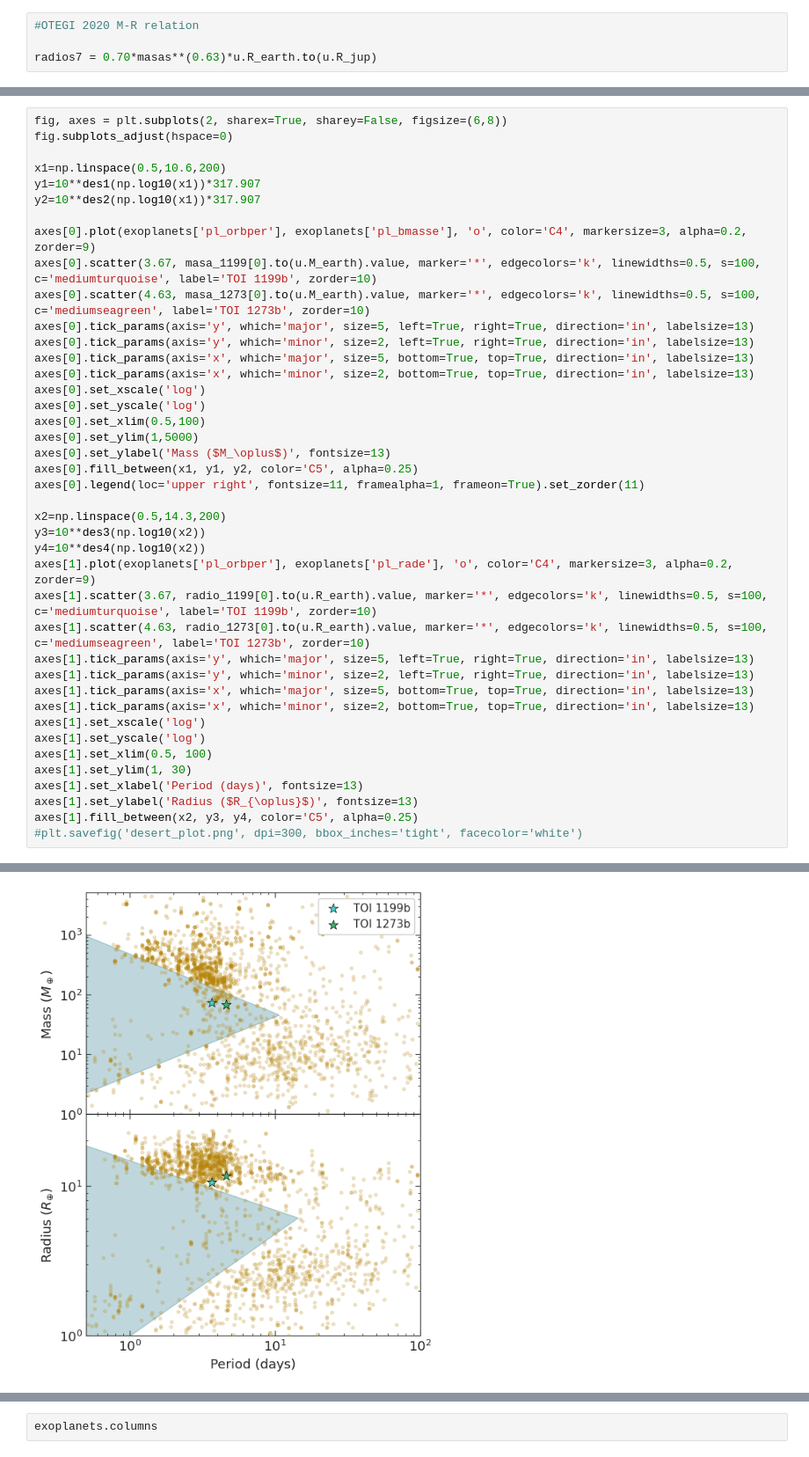
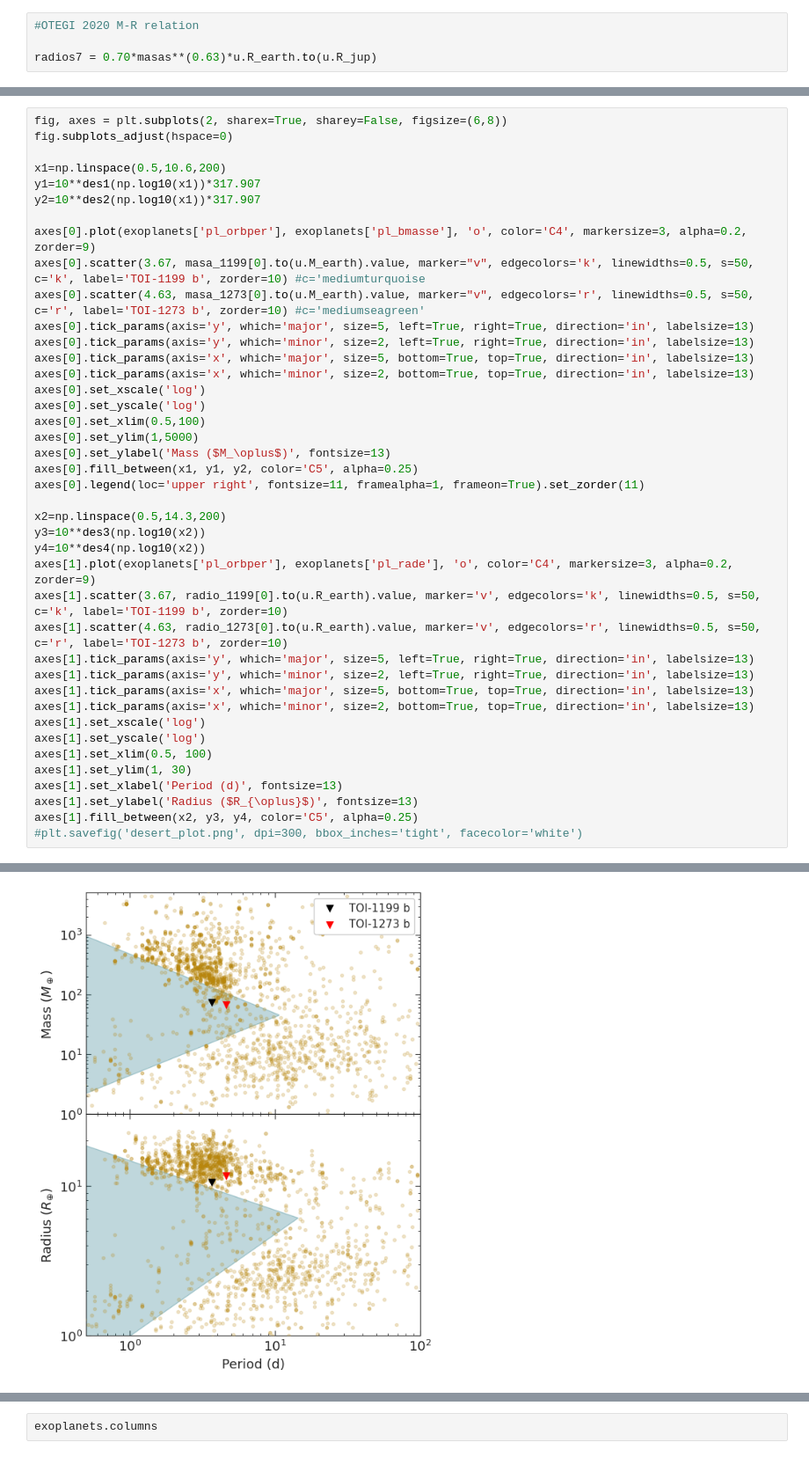
Before and after one commit to juanserrano90/toi1199-1273, a Jupyter notebook: figuras_caracterizacion.ipynb, the cells around one changed output, grey strips where cells are left out. Shown at 88% size. Saved outputs shown, nothing was run; the diff lists cells and outputs as text.

```diff
--- a/figuras_caracterizacion.ipynb
+++ b/figuras_caracterizacion.ipynb
@@ -143,8 +143,8 @@ y1=10**des1(np.log10(x1))*317.907
 y2=10**des2(np.log10(x1))*317.907
 
 axes[0].plot(exoplanets['pl_orbper'], exoplanets['pl_bmasse'], 'o', color='C4', markersize=3, alpha=0.2, zorder=9)
-axes[0].scatter(3.67, masa_1199[0].to(u.M_earth).value, marker='*', edgecolors='k', linewidths=0.5, s=100, c='mediumturquoise', label='TOI 1199b', zorder=10)
-axes[0].scatter(4.63, masa_1273[0].to(u.M_earth).value, marker='*', edgecolors='k', linewidths=0.5, s=100, c='mediumseagreen', label='TOI 1273b', zorder=10)
+axes[0].scatter(3.67, masa_1199[0].to(u.M_earth).value, marker="v", edgecolors='k', linewidths=0.5, s=50, c='k', label='TOI-1199 b', zorder=10) #c='mediumturquoise
+axes[0].scatter(4.63, masa_1273[0].to(u.M_earth).value, marker="v", edgecolors='r', linewidths=0.5, s=50, c='r', label='TOI-1273 b', zorder=10) #c='mediumseagreen'
 axes[0].tick_params(axis='y', which='major', size=5, left=True, right=True, direction='in', labelsize=13)
 axes[0].tick_params(axis='y', which='minor', size=2, left=True, right=True, direction='in', labelsize=13)
 axes[0].tick_params(axis='x', which='major', size=5, bottom=True, top=True, direction='in', labelsize=13)
@@ -161,8 +161,8 @@ x2=np.linspace(0.5,14.3,200)
 y3=10**des3(np.log10(x2))
 y4=10**des4(np.log10(x2))
 axes[1].plot(exoplanets['pl_orbper'], exoplanets['pl_rade'], 'o', color='C4', markersize=3, alpha=0.2, zorder=9)
-axes[1].scatter(3.67, radio_1199[0].to(u.R_earth).value, marker='*', edgecolors='k', linewidths=0.5, s=100, c='mediumturquoise', label='TOI 1199b', zorder=10)
-axes[1].scatter(4.63, radio_1273[0].to(u.R_earth).value, marker='*', edgecolors='k', linewidths=0.5, s=100, c='mediumseagreen', label='TOI 1273b', zorder=10)
+axes[1].scatter(3.67, radio_1199[0].to(u.R_earth).value, marker='v', edgecolors='k', linewidths=0.5, s=50, c='k', label='TOI-1199 b', zorder=10)
+axes[1].scatter(4.63, radio_1273[0].to(u.R_earth).value, marker='v', edgecolors='r', linewidths=0.5, s=50, c='r', label='TOI-1273 b', zorder=10)
 axes[1].tick_params(axis='y', which='major', size=5, left=True, right=True, direction='in', labelsize=13)
 axes[1].tick_params(axis='y', which='minor', size=2, left=True, right=True, direction='in', labelsize=13)
 axes[1].tick_params(axis='x', which='major', size=5, bottom=True, top=True, direction='in', labelsize=13)
@@ -171,7 +171,7 @@ axes[1].set_xscale('log')
 axes[1].set_yscale('log')
 axes[1].set_xlim(0.5, 100)
 axes[1].set_ylim(1, 30)
-axes[1].set_xlabel('Period (days)', fontsize=13)
+axes[1].set_xlabel('Period (d)', fontsize=13)
 axes[1].set_ylabel('Radius ($R_{\oplus}$)', fontsize=13)
 axes[1].fill_between(x2, y3, y4, color='C5', alpha=0.25)
 #plt.savefig('desert_plot.png', dpi=300, bbox_inches='tight', facecolor='white')
@@ -180,4 +179,4 @@ axes[1].fill_between(x2, y3, y4, color='C5', alpha=0.25)
-[figure, old version]
+[figure, new version]
 # %%
 from curses.panel import bottom_panel
 
```
Also changed, not shown: parts of 3 cells of this notebook, 16 other files.
